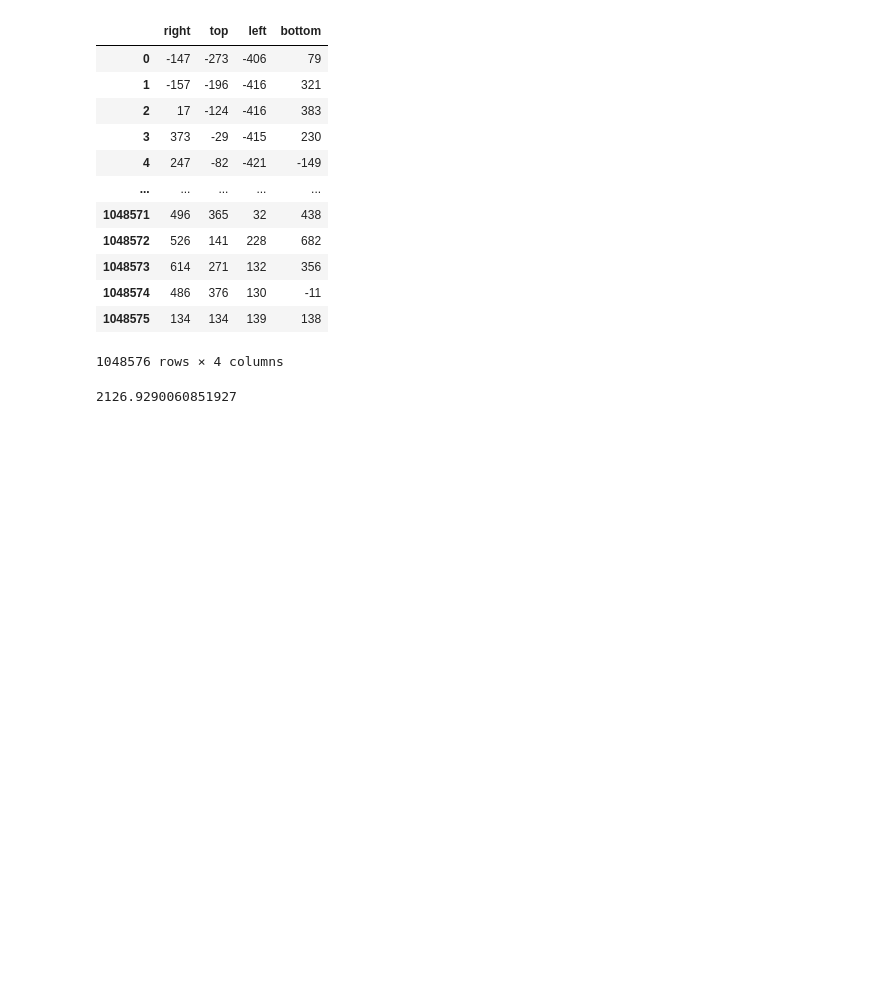
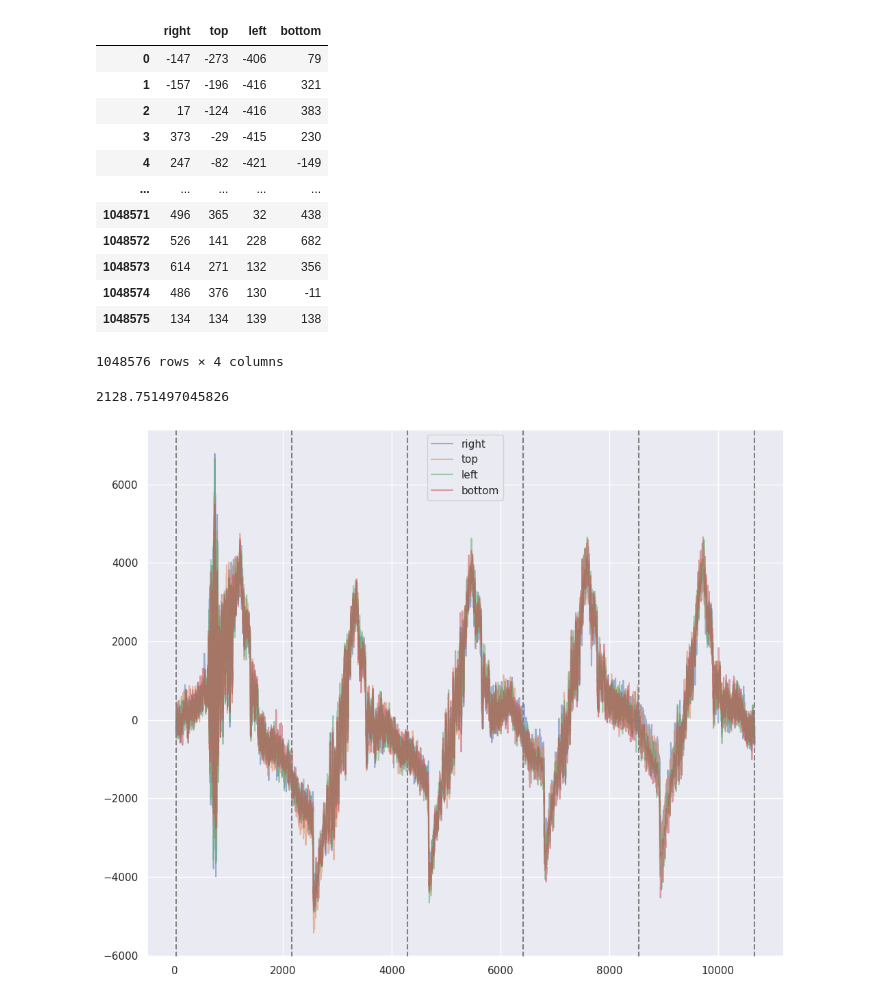
Before and after one commit to settlermine/jinr_practice, a Jupyter notebook: settlermine.ipynb, the cells around one changed output. Saved outputs shown, nothing was run; the diff lists cells and outputs as text; code cells hidden in the pictures; blank space fills up the shorter version.

```diff
--- a/settlermine.ipynb
+++ b/settlermine.ipynb
@@ -248,0 +212,6 @@ find_period2(summary_resonance['X'])
+# %%
+def plot(data: pd.DataFrame, period: int, number_of_periods: int, start_record_number: int=0, columns=None, **plot_params):
+    columns = columns if columns else data.columns
+    data[start_record_number: start_record_number + number_of_periods*period][columns].plot(**plot_params)
+    for i in range(number_of_periods+1):
+        plt.axvline(x=start_record_number+i*period, ls='--', color='gray')
@@ -277,7 +248,11 @@ difference_resonance = pd.DataFrame()
 difference_resonance['X'] = data['right'] - data['left']
 difference_resonance['Y'] = data['top'] - data['bottom']
 # %%
-period = find_period_length_fft(summary_resonance['X'])
+period = find_period(summary_resonance['X'])
 period
 # %% [output]
-2126.9290060851927
+2128.751497045826
+# %%
+plot(data, period=round(period), number_of_periods=5, start_record_number=29, figsize=(12, 10), alpha=0.5)
+# %% [output]
+[figure, added]
```
Also changed, not shown: parts of 24 cells of this notebook.
